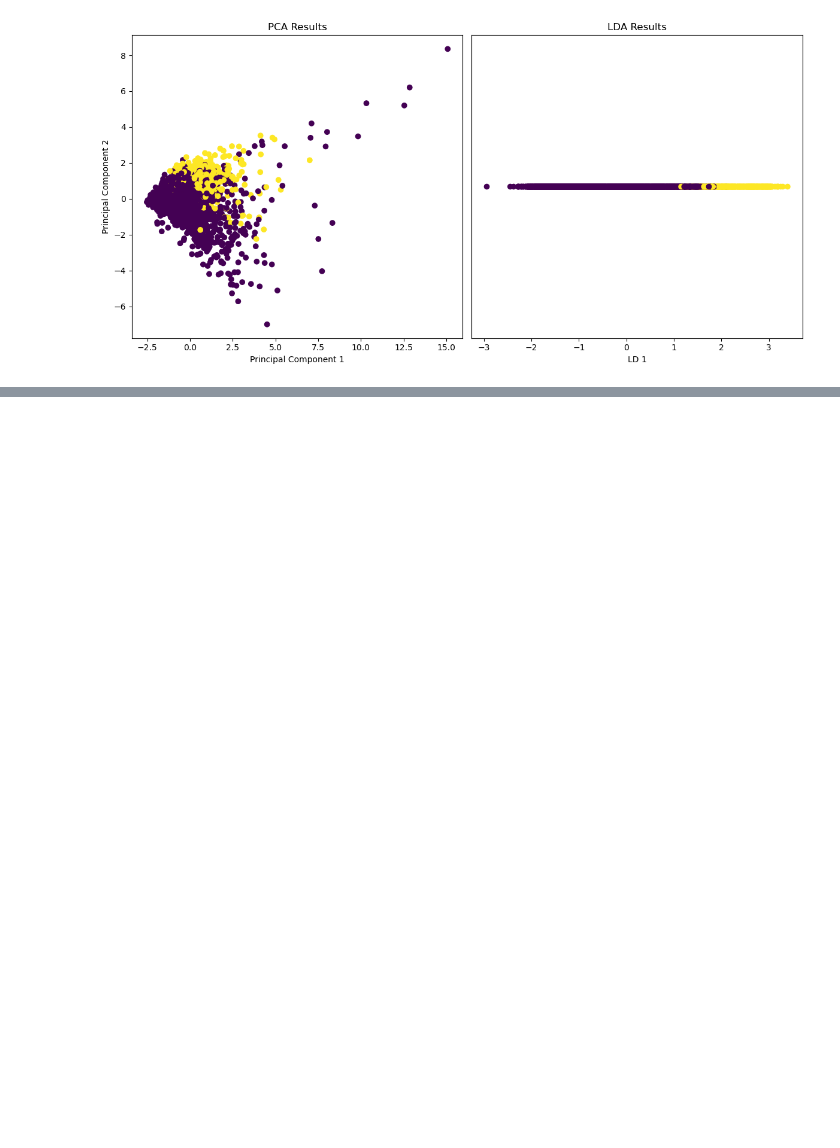
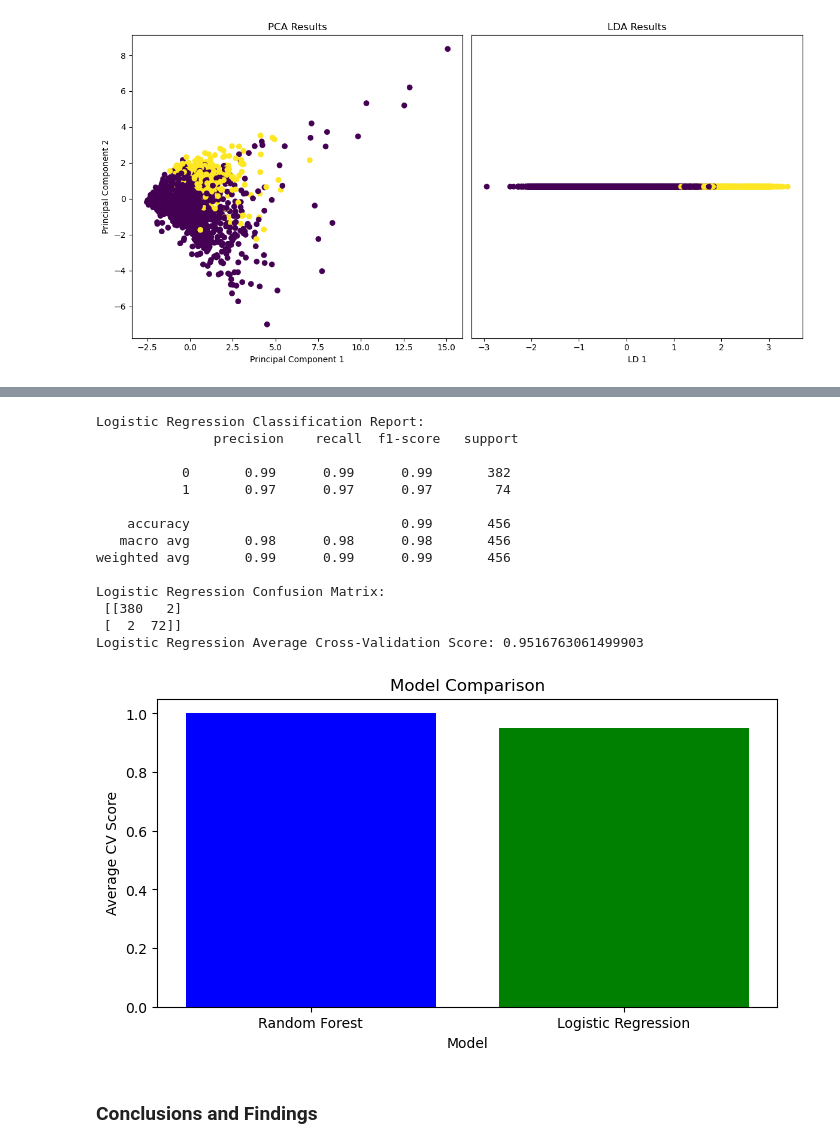
Before and after one commit to CarlaDubehizaRibera/CARLA-RIBERA_CA2ML-DATA, a Jupyter notebook: CARLA RIBERA_2022368-DP_ML_HDIP_CA2.ipynb, the cells around one changed output, grey strips where cells are left out. Saved outputs shown, nothing was run; the diff lists cells and outputs as text; code cells hidden in the pictures; blank space fills up the shorter version.

Commit message:
conclusions
Concluisons

```diff
--- a/CARLA RIBERA_2022368-DP_ML_HDIP_CA2.ipynb
+++ b/CARLA RIBERA_2022368-DP_ML_HDIP_CA2.ipynb
@@ -236,0 +292,47 @@ plt.show()
+# %%
+from sklearn.linear_model import LogisticRegression
+
+# Implementing Logistic Regression
+log_reg_model = LogisticRegression(max_iter=1000, random_state=42)
+
+# Training the Logistic Regression model
+log_reg_model.fit(X_train, y_train)
+
+# Evaluating the Logistic Regression model on the test set
+y_pred_log_reg = log_reg_model.predict(X_test)
+print("Logistic Regression Classification Report:\n", classification_report(y_test, y_pred_log_reg))
+print("Logistic Regression Confusion Matrix:\n", confusion_matrix(y_test, y_pred_log_reg))
+
+# K-fold cross-validation for Logistic Regression
+cv_scores_log_reg = cross_val_score(log_reg_model, features, target, cv=5)
+print("Logistic Regression Average Cross-Validation Score:", np.mean(cv_scores_log_reg))
+
+# Comparing Models
+# Plotting the comparison
+plt.figure(figsize=(8, 4))
+models = ['Random Forest', 'Logistic Regression']
+scores = [np.mean(cv_scores), np.mean(cv_scores_log_reg)]
+
+plt.bar(models, scores, color=['blue', 'green'])
+plt.xlabel('Model')
+plt.ylabel('Average CV Score')
+plt.title('Model Comparison')
+plt.show()
+# %% [output]
+Logistic Regression Classification Report:
+               precision    recall  f1-score   support
+
+           0       0.99      0.99      0.99       382
+           1       0.97      0.97      0.97        74
+
+    accuracy                           0.99       456
+   macro avg       0.98      0.98      0.98       456
+weighted avg       0.99      0.99      0.99       456
+
+Logistic Regression Confusion Matrix:
+ [[380   2]
+ [  2  72]]
+Logistic Regression Average Cross-Validation Score: 0.9516763061499903
+[figure, added]
+# %% [markdown]
+### Conclusions and Findings
```
Also changed, not shown: parts of 5 cells of this notebook.
